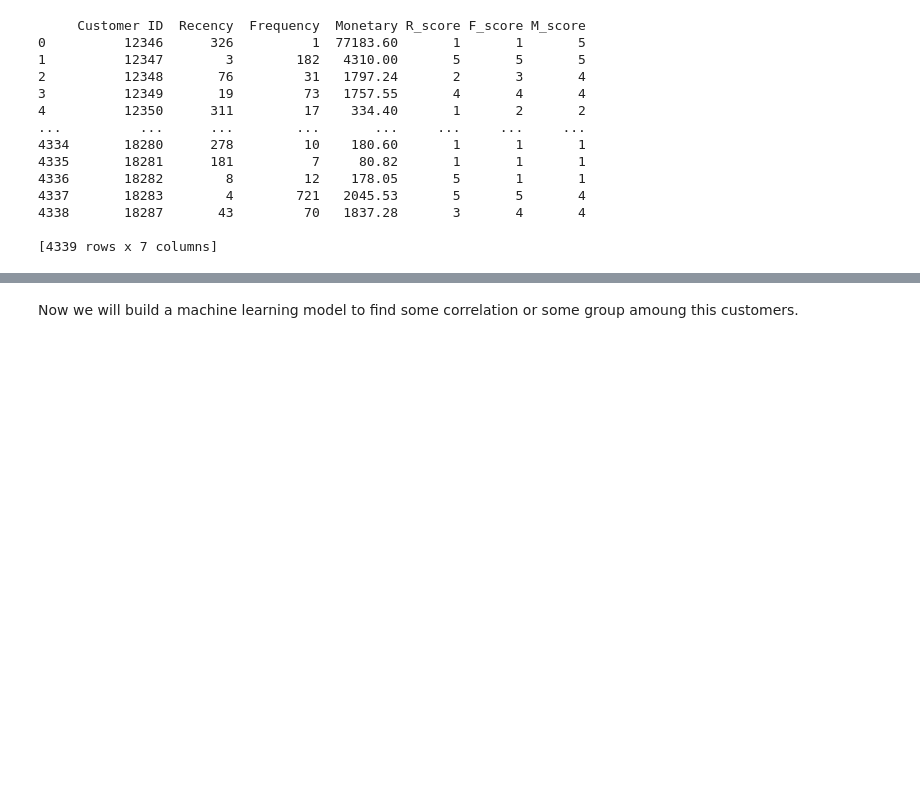
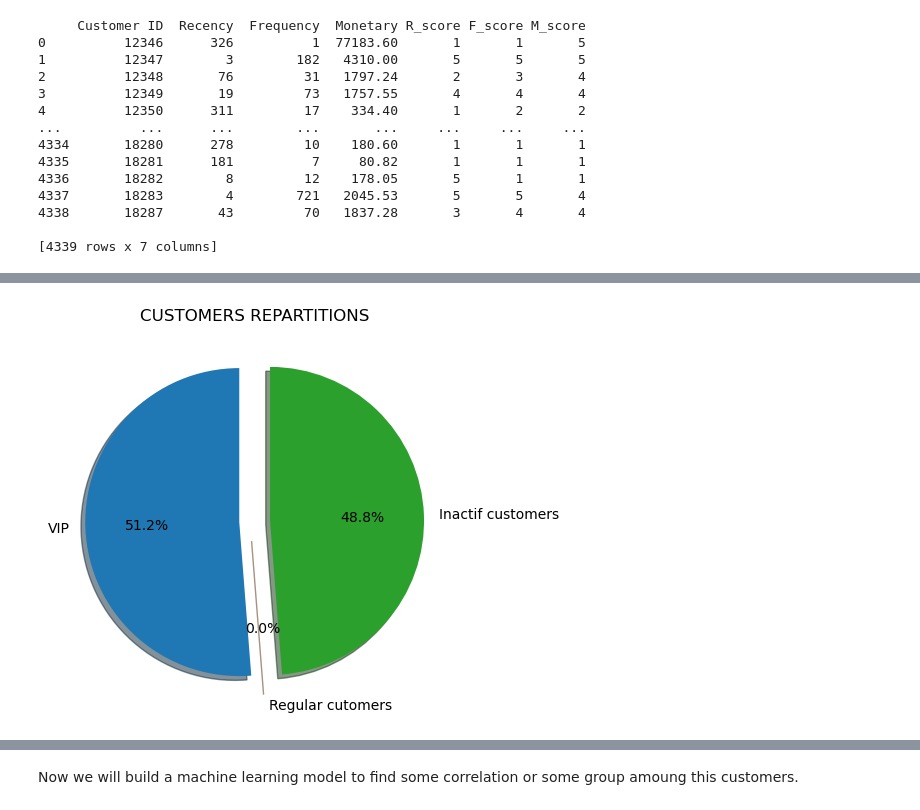
Before and after one commit to ChristianBOSSE361/Artificial_Intelligence, a Jupyter notebook: MachineLearning/Customer_Classification/projet5.ipynb, the cells around one changed output, grey strips where cells are left out. Drawn from its saved outputs; the diff is of its cells as text; code cells hidden in the pictures; blank space fills up the shorter version.

```diff
--- a/MachineLearning/Customer_Classification/projet5.ipynb
+++ b/MachineLearning/Customer_Classification/projet5.ipynb
@@ -232 +284,20 @@ Next, let's define 3 greats classes for our customers, the VIP, the regular ones
 talk also about the different marketing technics that we could applu to thos different classes.
+# %%
+#construction of figures
+
+#labels
+labels=["VIP", "Regular cutomers", "Inactif customers"]
+#differents percentage
+sizes=[]
+sizes.append(len(rfm[(rfm["R_score"]>=4) & (rfm["F_score"]>=4) & (rfm["M_score"]>=4) ])) #VIP
+sizes.append(len(rfm[ (rfm["R_score"].between(2,3)) & (rfm["F_score"].between(2,3)) & (rfm["M_score"].between(2,3)) ])) #Regular customers
+sizes.append(len(rfm[(rfm["R_score"]<=2) & (rfm["F_score"]<=2) & (rfm["M_score"]<=2) ])) #Inactif customers
+
+#display
+explode=(0.1,0.1,0.1) #aims to put a separation between the different parts of the circle
+plt.figure(figsize=(5,5))
+plt.pie(sizes, labels=labels, autopct='%1.1f%%', startangle=90, explode=explode, shadow=True)
+plt.title("CUSTOMERS REPARTITIONS")
+plt.show()
+# %% [output]
+[figure, added]
```
Also changed, not shown: parts of 9 cells of this notebook.
